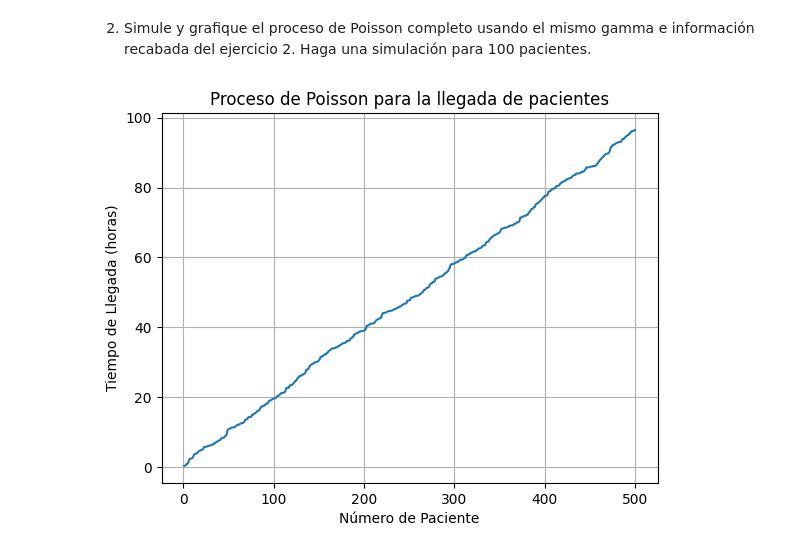
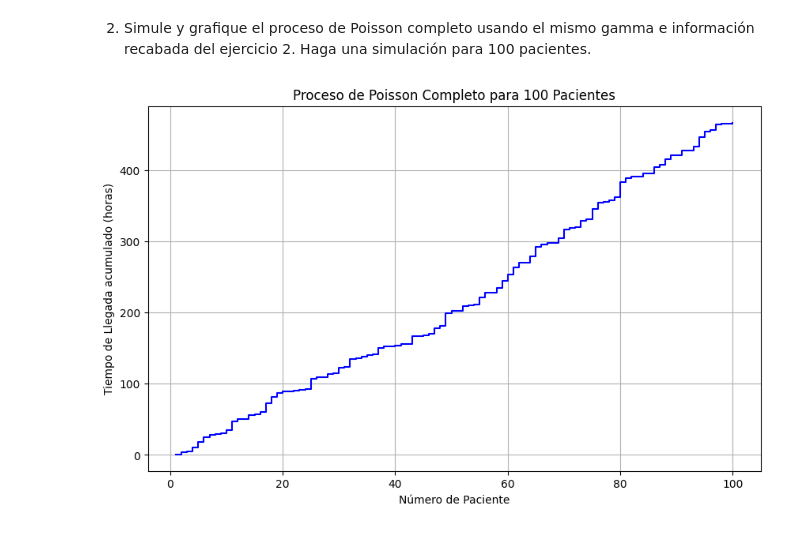
Before and after one commit to stefanoaragoni/simulacion_lab2, a Jupyter notebook: parte2.ipynb, the cells around one changed output. Cells and saved outputs as stored; diff of their text form; code cells hidden in the pictures.

```diff
--- a/parte2.ipynb
+++ b/parte2.ipynb
@@ -164,22 +162,22 @@ ejercicio 2. Haga una simulación para 100 pacientes.
 # %%
 import numpy as np
 import matplotlib.pyplot as plt
 
-lambda_ = 5  # Tasa de llegada de pacientes por hora
-num_pacientes = 500  # Número de pacientes
+# Lambda para la distribución exponencial (promedio de llegada de pacientes por hora)
+lambda_param = 1/5
 
-# Generar los tiempos intermedios para los primeros 500 pacientes
-tiempos_intermedios = np.random.exponential(scale=1/lambda_, size=num_pacientes)
-
-# Generar los tiempos de llegada de los pacientes
+# Simulación para 100 pacientes
+num_pacientes_simulacion = 100
+tiempos_intermedios = np.random.exponential(scale=1/lambda_param, size=num_pacientes_simulacion)
 tiempos_llegada = np.cumsum(tiempos_intermedios)
 
-# Graficar el proceso de Poisson completo
-plt.plot(range(1, num_pacientes + 1), tiempos_llegada)
+# Gráfica del proceso de Poisson completo
+plt.figure(figsize=(10, 6))
+plt.step(range(1, num_pacientes_simulacion + 1), tiempos_llegada, where='post', color='b')
 plt.xlabel('Número de Paciente')
-plt.ylabel('Tiempo de Llegada (horas)')
-plt.title('Proceso de Poisson para la llegada de pacientes')
+plt.ylabel('Tiempo de Llegada acumulado (horas)')
+plt.title('Proceso de Poisson Completo para 100 Pacientes')
 plt.grid(True)
 plt.show()
 # %% [output]
-[figure, old version]
+[figure, new version]
```
Also changed, not shown: parts of 1 cell of this notebook.
